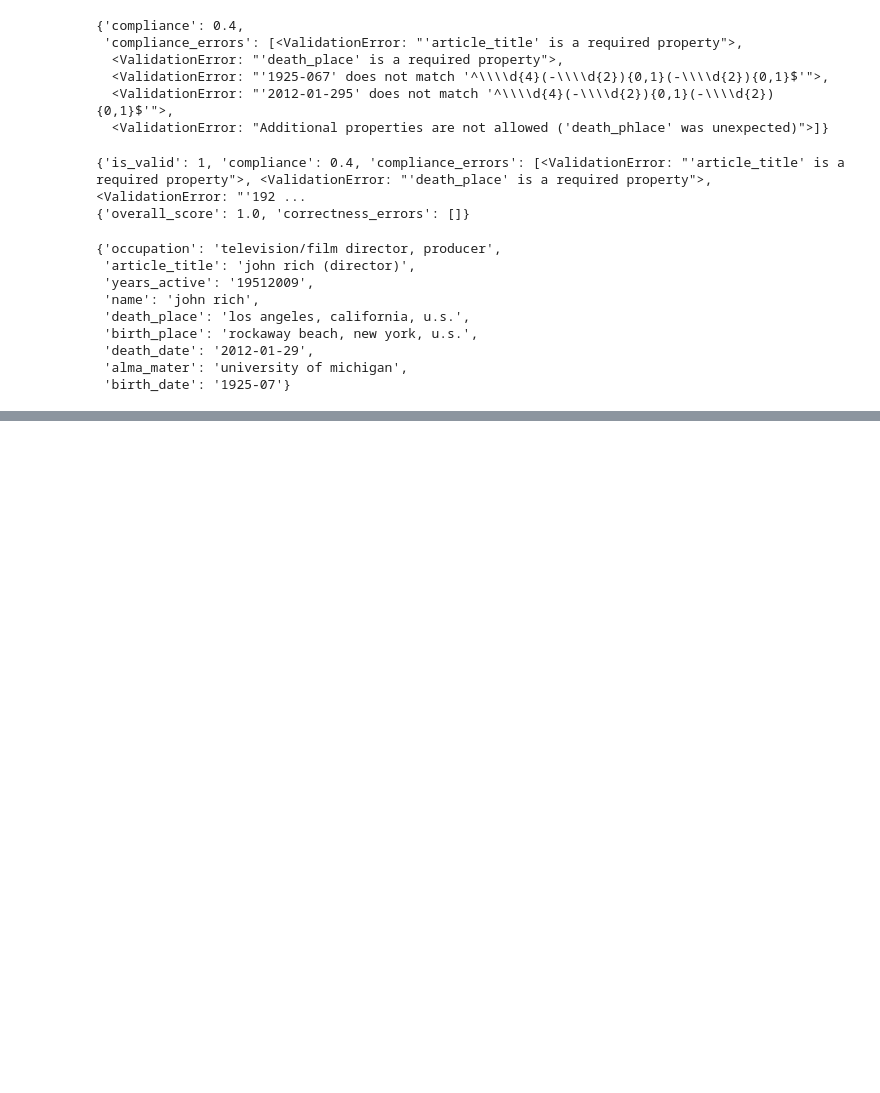
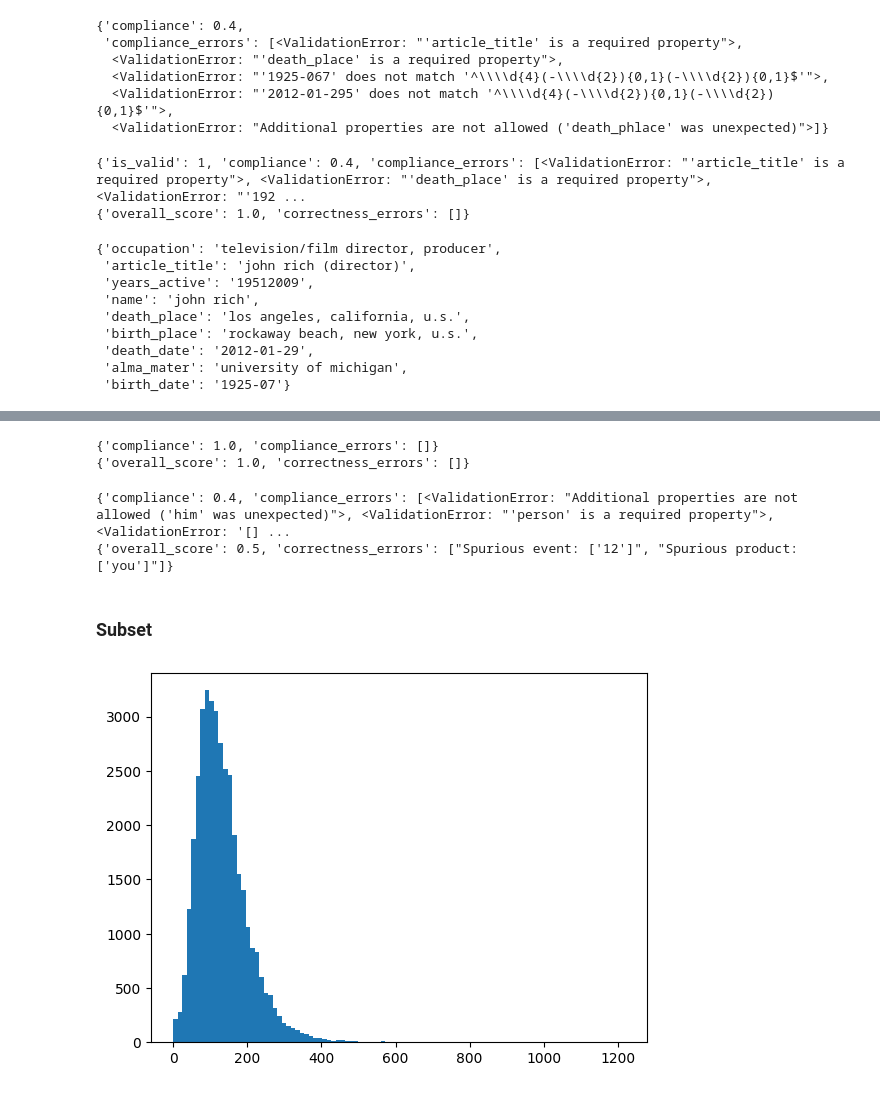
Before and after one commit to matthieudelsart/structured-outputs-benchmark, a Jupyter notebook: notebooks/evaluate.ipynb, the cells around one changed output, grey strips where cells are left out. Drawn from its saved outputs; the diff is of its cells as text; code cells hidden in the pictures; blank space fills up the shorter version.

Commit message:
add few_nerds

```diff
--- a/notebooks/evaluate.ipynb
+++ b/notebooks/evaluate.ipynb
@@ -361,7 +361,7 @@ Player 7: 100.0 % valid
 # %%
 from src.evaluate import GeneralJsonSchemaEvaluator
 
-with open(r"data\clean\wiki_bio\bench.json", "r") as f:
+with open(r"data\clean\2-wiki_bio\bench.json", "r") as f:
     data = json.load(f)
 
 i = 23
@@ -411,0 +414,6 @@ data[i]["output"]
+# %%
+with open(r"data\clean\3-few_nerd\parsed.json", "r") as f, open(r"data\clean\3-few_nerd\schema.json", "r") as sf:
+    data = json.load(f)
+    schema = json.load(sf)
+
+data[43]
@@ -411,0 +456,37 @@ data[i]["output"]
+# %%
+import src.evaluate
+reload(src.evaluate)
+from src.evaluate import FewNerdsEvaluator
+
+assessor_2 = FewNerdsEvaluator()
+print(assessor_2.compute_compliance(data[43]["output"]))
+print(assessor_2.compute_correctness(data[43]["output"], data[43]["output"]))
+# %% [output]
+{'compliance': 1.0, 'compliance_errors': []}
+{'overall_score': 1.0, 'correctness_errors': []}
+# %%
+print(assessor_2.compute_compliance(output["output"]))
+print(assessor_2.compute_correctness(data[43]["output"], output["output"]))
+# %% [output]
+{'compliance': 0.4, 'compliance_errors': [<ValidationError: "Additional properties are not allowed ('him' was unexpected)">, <ValidationError: "'person' is a required property">, <ValidationError: '[] ...
+{'overall_score': 0.5, 'correctness_errors': ["Spurious event: ['12']", "Spurious product: ['you']"]}
+# %% [markdown]
+### Subset
+# %%
+ordered_clean_data = []
+for i, record in enumerate(data):
+    record["id"] = i
+    ordered_clean_data.append({k: record[k] for k in sorted(record)})
+
+with open(r"data\clean\3-few_nerd\clean.json", "w") as f:
+    json.dump(ordered_clean_data, f, indent=2)
+# %%
+import matplotlib.pyplot as plt
+length = []
+for record in ordered_clean_data:
+    length.append(len(record["input"]))
+
+length = np.array(length)
+plt.hist(length, bins=100);
+# %% [output]
+[figure, added]
```
Also changed, not shown: parts of 11 cells of this notebook, 36 other files.
